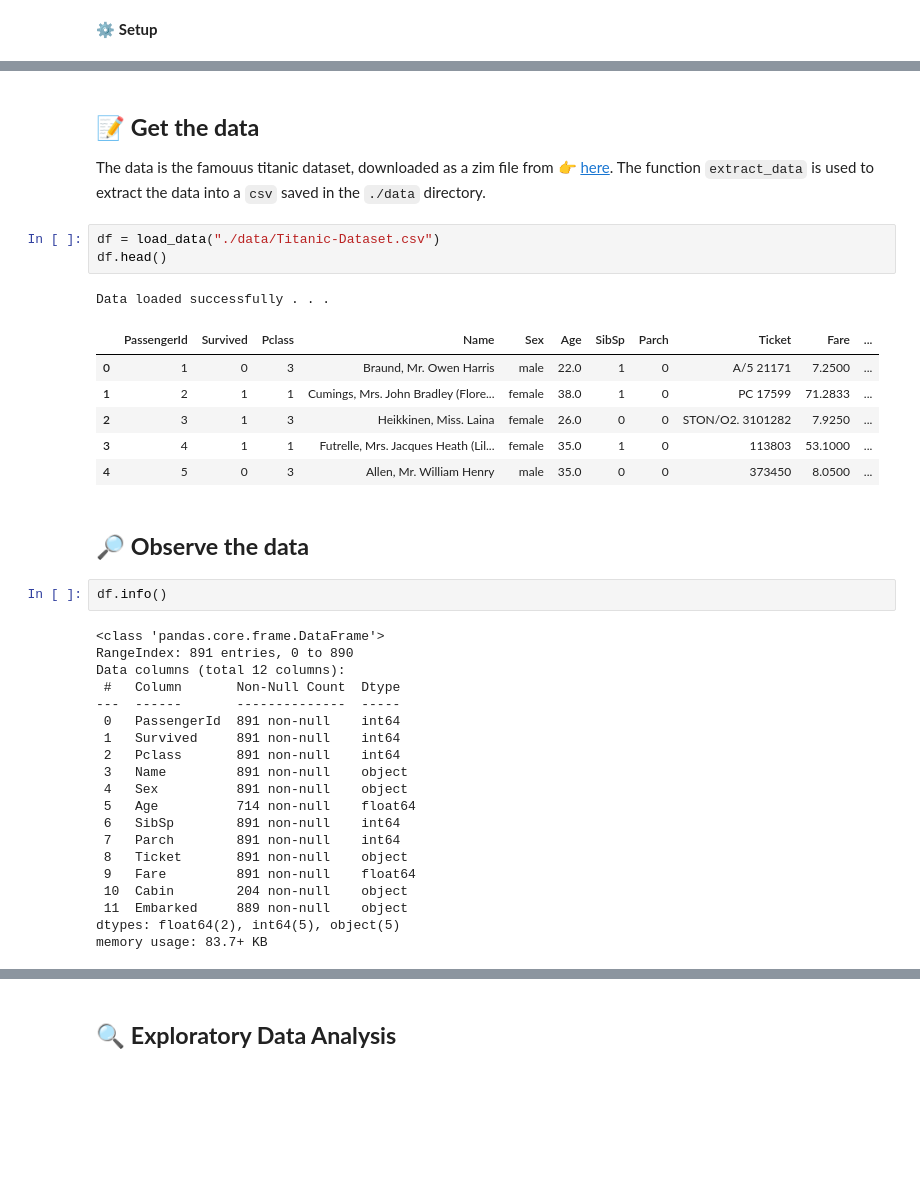
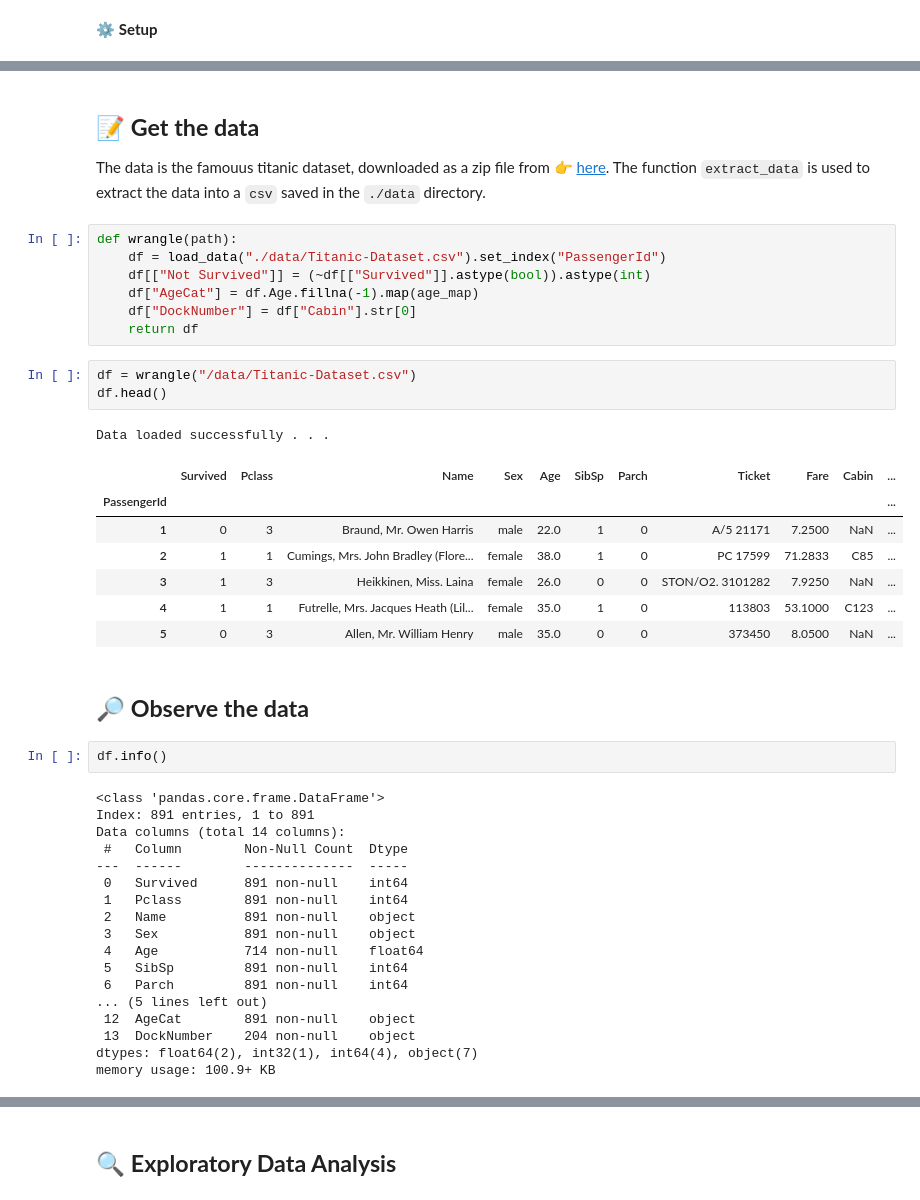
Before and after one commit to muyiwa-obadara/CODSOFT, a Jupyter notebook: titanic/titabic.ipynb, the cells around one changed output, grey strips where cells are left out. Saved outputs shown, nothing was run; the diff lists cells and outputs as text; blank space fills up the shorter version.

```diff
--- a/titanic/titabic.ipynb
+++ b/titanic/titabic.ipynb
@@ -49,39 +49,45 @@ print("\n💯 😊 \033[034mSetup successfully loaded to memory.\033[om 💹")
 # %% [markdown]
 ## 📝 **Get the data**
 
-The data is the famouus titanic dataset, downloaded as a zim file from 👉 [here](https://kagggke.com/). The function `extract_data` is used to extract the data into a `csv` saved in the `./data` directory.
+The data is the famouus titanic dataset, downloaded as a zip file from 👉 [here](https://kagggke.com/). The function `extract_data` is used to extract the data into a `csv` saved in the `./data` directory.
+# %%
+def wrangle(path):
+    df = load_data("./data/Titanic-Dataset.csv").set_index("PassengerId")
+    df[["Not Survived"]] = (~df[["Survived"]].astype(bool)).astype(int)
+    df["AgeCat"] = df.Age.fillna(-1).map(age_map)
+    df["DockNumber"] = df["Cabin"].str[0]
+    return df
 # %%
-df = load_data("./data/Titanic-Dataset.csv")
+df = wrangle("/data/Titanic-Dataset.csv")
 df.head()
 # %% [output]
 Data loaded successfully . . .
-|  | PassengerId | Survived | Pclass | Name | Sex | Age | SibSp | Parch | Ticket | Fare | ... |
-| 0 | 1 | 0 | 3 | Braund, Mr. Owen Harris | male | 22.0 | 1 | 0 | A/5 21171 | 7.2500 | ... |
-| 1 | 2 | 1 | 1 | Cumings, Mrs. John Bradley (Flore... | female | 38.0 | 1 | 0 | PC 17599 | 71.2833 | ... |
-| 2 | 3 | 1 | 3 | Heikkinen, Miss. Laina | female | 26.0 | 0 | 0 | STON/O2. 3101282 | 7.9250 | ... |
-| 3 | 4 | 1 | 1 | Futrelle, Mrs. Jacques Heath (Lil... | female | 35.0 | 1 | 0 | 113803 | 53.1000 | ... |
-| 4 | 5 | 0 | 3 | Allen, Mr. William Henry | male | 35.0 | 0 | 0 | 373450 | 8.0500 | ... |
+|  | Survived | Pclass | Name | Sex | Age | SibSp | Parch | Ticket | Fare | Cabin | ... |
+| PassengerId |  |  |  |  |  |  |  |  |  |  | ... |
+| 1 | 0 | 3 | Braund, Mr. Owen Harris | male | 22.0 | 1 | 0 | A/5 21171 | 7.2500 | NaN | ... |
+| 2 | 1 | 1 | Cumings, Mrs. John Bradley (Flore... | female | 38.0 | 1 | 0 | PC 17599 | 71.2833 | C85 | ... |
+| 3 | 1 | 3 | Heikkinen, Miss. Laina | female | 26.0 | 0 | 0 | STON/O2. 3101282 | 7.9250 | NaN | ... |
+| 4 | 1 | 1 | Futrelle, Mrs. Jacques Heath (Lil... | female | 35.0 | 1 | 0 | 113803 | 53.1000 | C123 | ... |
+| 5 | 0 | 3 | Allen, Mr. William Henry | male | 35.0 | 0 | 0 | 373450 | 8.0500 | NaN | ... |
 # %% [markdown]
 ## 🔎 **Observe the data**
 # %%
 df.info()
 # %% [output]
 <class 'pandas.core.frame.DataFrame'>
-RangeIndex: 891 entries, 0 to 890
-Data columns (total 12 columns):
- #   Column       Non-Null Count  Dtype
----  ------       --------------  -----
- 0   PassengerId  891 non-null    int64
- 1   Survived     891 non-null    int64
- 2   Pclass       891 non-null    int64
- 3   Name         891 non-null    object
- 4   Sex          891 non-null    object
- 5   Age          714 non-null    float64
- 6   SibSp        891 non-null    int64
- 7   Parch        891 non-null    int64
- 8   Ticket       891 non-null    object
- 9   Fare         891 non-null    float64
- 10  Cabin        204 non-null    object
- 11  Embarked     889 non-null    object
-dtypes: float64(2), int64(5), object(5)
-memory usage: 83.7+ KB
+Index: 891 entries, 1 to 891
+Data columns (total 14 columns):
+ #   Column        Non-Null Count  Dtype
+---  ------        --------------  -----
+ 0   Survived      891 non-null    int64
+ 1   Pclass        891 non-null    int64
+ 2   Name          891 non-null    object
+ 3   Sex           891 non-null    object
+ 4   Age           714 non-null    float64
+ 5   SibSp         891 non-null    int64
+ 6   Parch         891 non-null    int64
+... (5 lines left out)
+ 12  AgeCat        891 non-null    object
+ 13  DockNumber    204 non-null    object
+dtypes: float64(2), int32(1), int64(4), object(7)
+memory usage: 100.9+ KB
```
Also changed, not shown: parts of 69 cells of this notebook, 2 other files.
